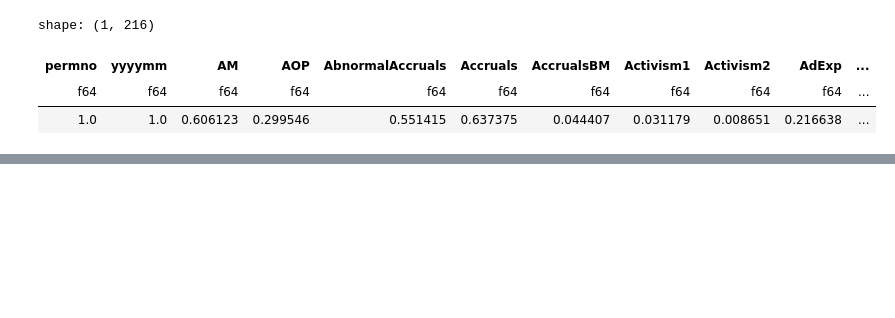
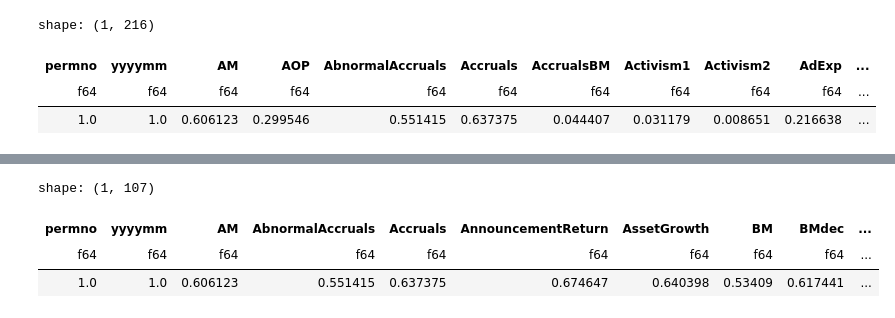
Before and after one commit to NicolasAlmerge/FIN407FinalProject, a Jupyter notebook: Predictors.ipynb, the cells around one changed output, grey strips where cells are left out. Drawn from its saved outputs; the diff is of its cells as text; code cells hidden in the pictures; blank space fills up the shorter version.

```diff
--- a/Predictors.ipynb
+++ b/Predictors.ipynb
@@ -301,0 +353,8 @@ full_data.select
+# %%
+# Get percentage of non-null elements in each column
+full_data.count() / len(full_data)
+# %% [output]
+shape: (1, 107)
+| permno | yyyymm | AM | AbnormalAccruals | Accruals | AnnouncementReturn | AssetGrowth | BM | BMdec | ... |
+| f64 | f64 | f64 | f64 | f64 | f64 | f64 | f64 | f64 | ... |
+| 1.0 | 1.0 | 0.606123 | 0.551415 | 0.637375 | 0.674647 | 0.640398 | 0.53409 | 0.617441 | ... |
```
Also changed, not shown: parts of 24 cells of this notebook, 1 other file.
